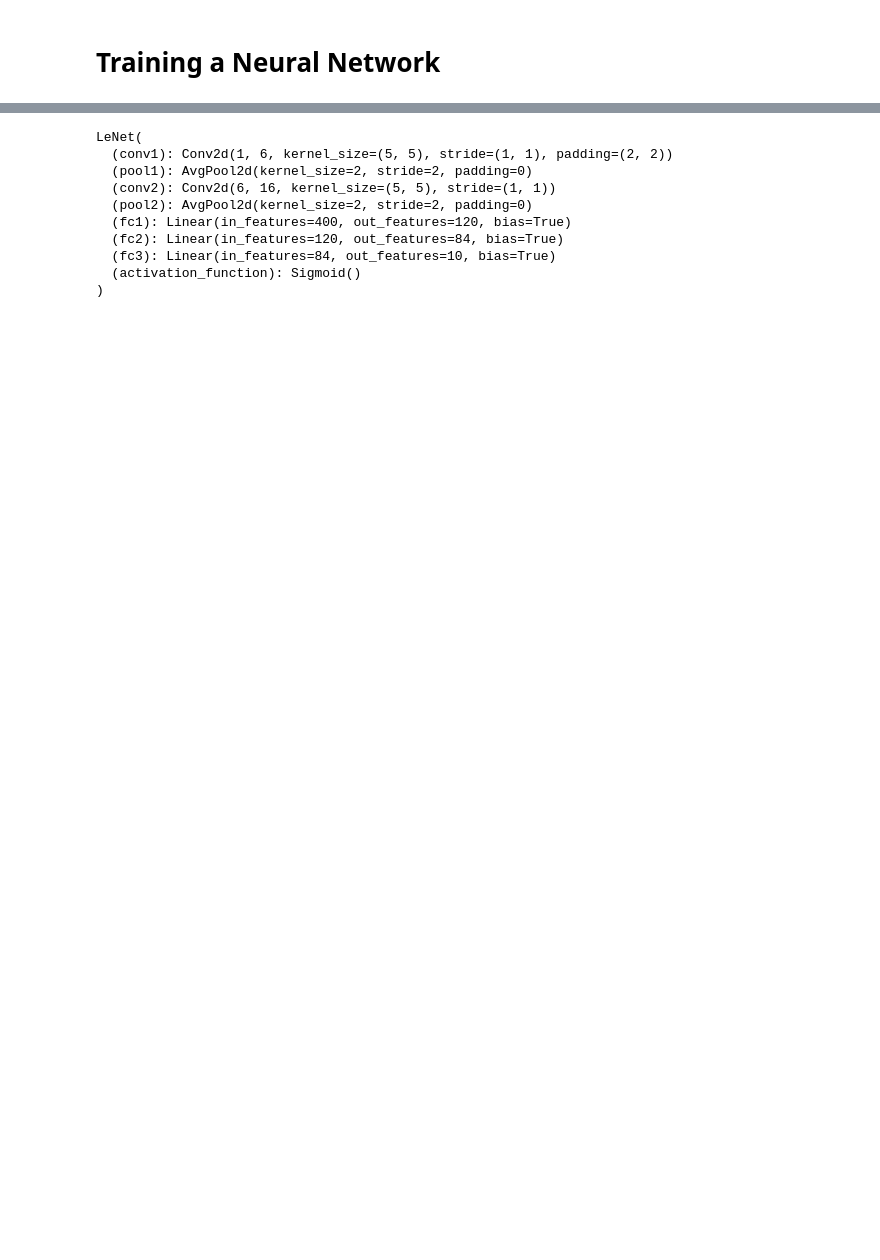
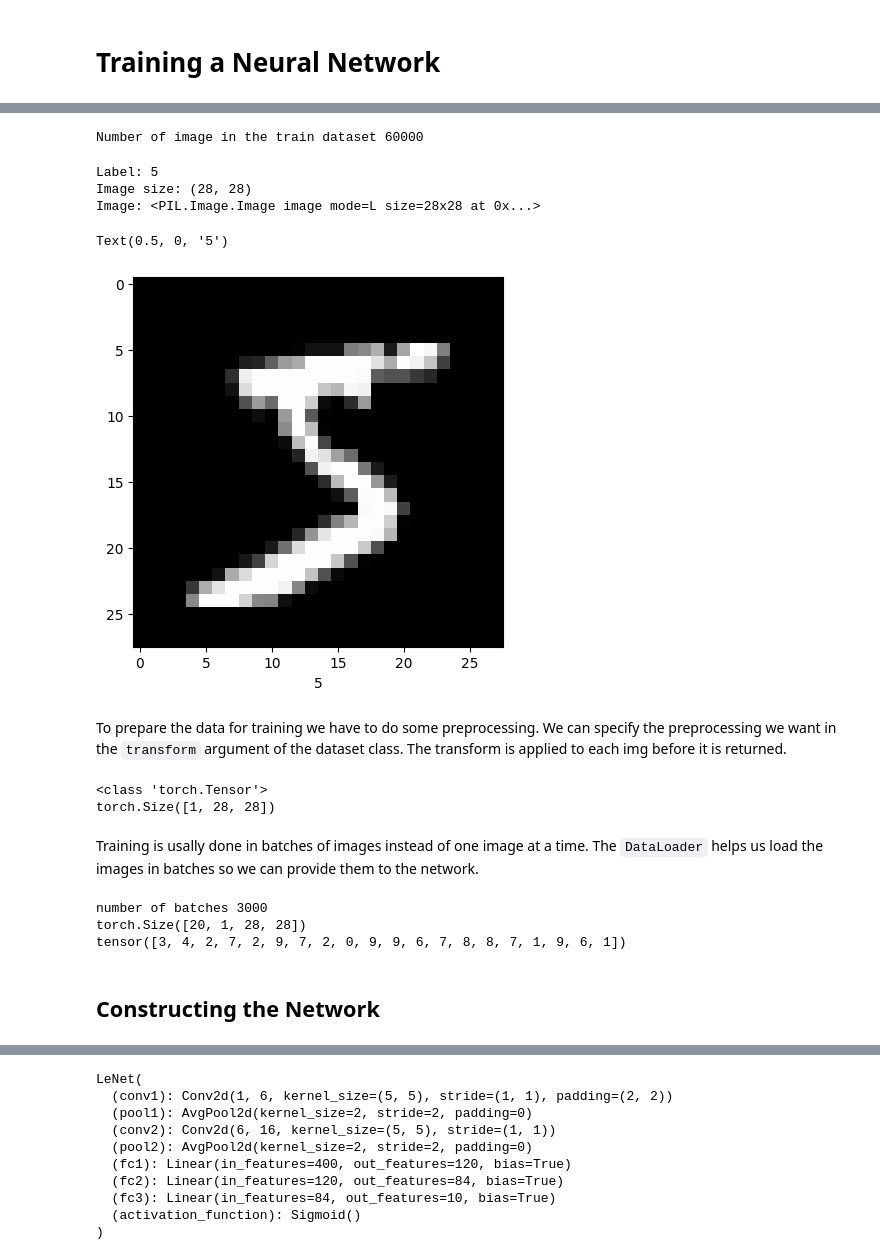
Before and after one commit to EPFL-Center-for-Imaging/ImagingLunch_IntroductionToPytorch, a Jupyter notebook: Introduction_to_PyTorch.ipynb, the cells around one changed output, grey strips where cells are left out. Saved outputs shown, nothing was run; the diff lists cells and outputs as text; code cells hidden in the pictures; blank space fills up the shorter version.

```diff
--- a/Introduction_to_PyTorch.ipynb
+++ b/Introduction_to_PyTorch.ipynb
@@ -170,0 +172,66 @@ For our network we have to define a constructor and the forward function.
+# %%
+# For simplicity we will use a dataset provided by torchvision
+train_dataset = torchvision.datasets.MNIST(root="./data", train=True, download=True)
+
+print("Number of image in the train dataset", len(train_dataset))
+# %% [output]
+Number of image in the train dataset 60000
+# %%
+# We can access indicidual elements by indexing
+img, label = train_dataset[0]
+
+print("Label:", label)
+print("Image size:", img.size)
+print("Image:", img)
+# %% [output]
+Label: 5
+Image size: (28, 28)
+Image: <PIL.Image.Image image mode=L size=28x28 at 0x...>
+# %%
+plt.imshow(img, cmap="gray")
+plt.xlabel(label)
+# %% [output]
+Text(0.5, 0, '5')
+[figure, added]
+# %% [markdown]
+To prepare the data for training we have to do some preprocessing. We can specify the preprocessing we want in the `transform` argument of the dataset class. The transform is applied to each img before it is returned.
+# %%
+# You can consider the transform the "preprocessing" of the data.
+# It can include augmentation.
+transform = torchvision.transforms.Compose([
+                torchvision.transforms.ToTensor(),
+                torchvision.transforms.Normalize(mean=0.5, std=0.5)
+            ])
+
+train_dataset = torchvision.datasets.MNIST(root="./data", train=True, download=True, transform=transform)
+
+img, label = train_dataset[0]
+print(type(img))
+
+# The shape now includes a dimension for the channels (our image only has one channel)
+print(img.shape)
+# %% [output]
+<class 'torch.Tensor'>
+torch.Size([1, 28, 28])
+# %% [markdown]
+Training is usally done in batches of images instead of one image at a time.
+The `DataLoader` helps us load the images in batches so we can provide them to the network.
+# %%
+# The batch size is the number of images processed simultaneously
+batch_size = 20
+
+# The data loader yields images in batches in a random order (shuffle=True)
+train_dataloader = torch.utils.data.DataLoader(train_dataset, batch_size=batch_size, shuffle=True, num_workers=6)
+print("number of batches", len(train_dataloader))
+
+for batch in train_dataloader:
+    imgs, labels = batch
+    print(imgs.shape)
+    print(labels)
+    break
+# %% [output]
+number of batches 3000
+torch.Size([20, 1, 28, 28])
+tensor([3, 4, 2, 7, 2, 9, 7, 2, 0, 9, 9, 6, 7, 8, 8, 7, 1, 9, 6, 1])
+# %% [markdown]
+## Constructing the Network
```
Also changed, not shown: parts of 37 cells of this notebook, 3 other files.
